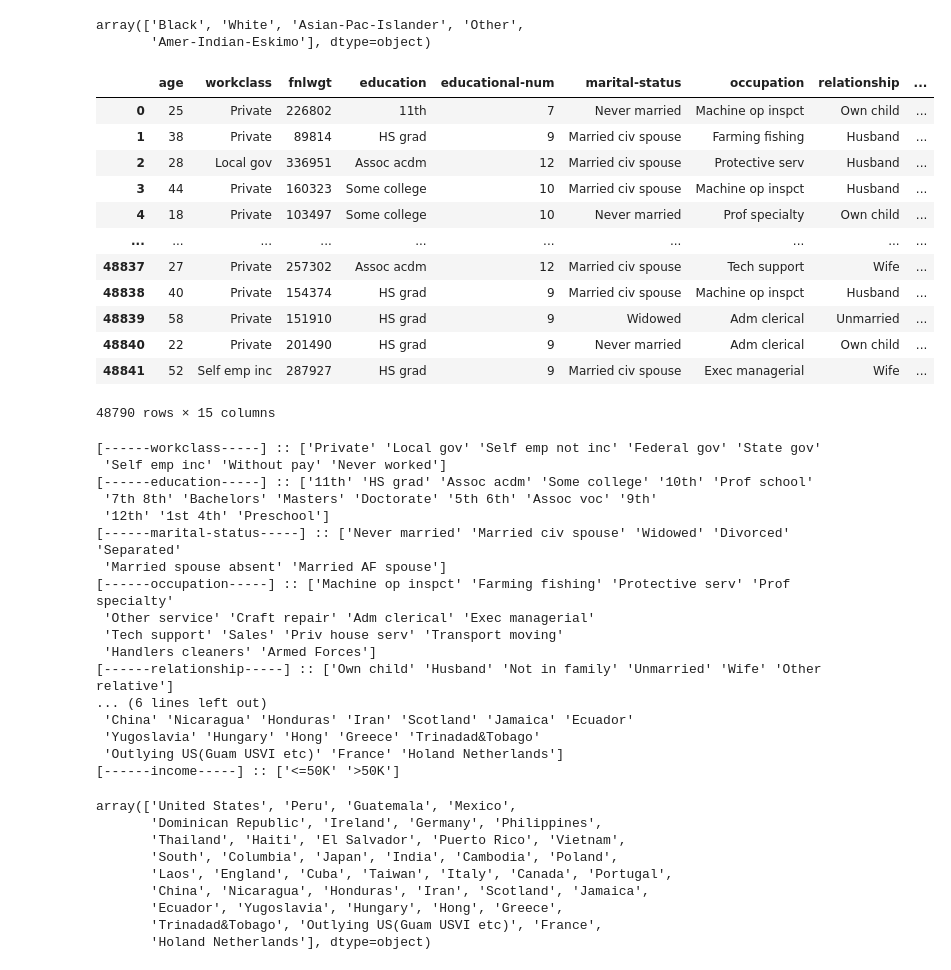
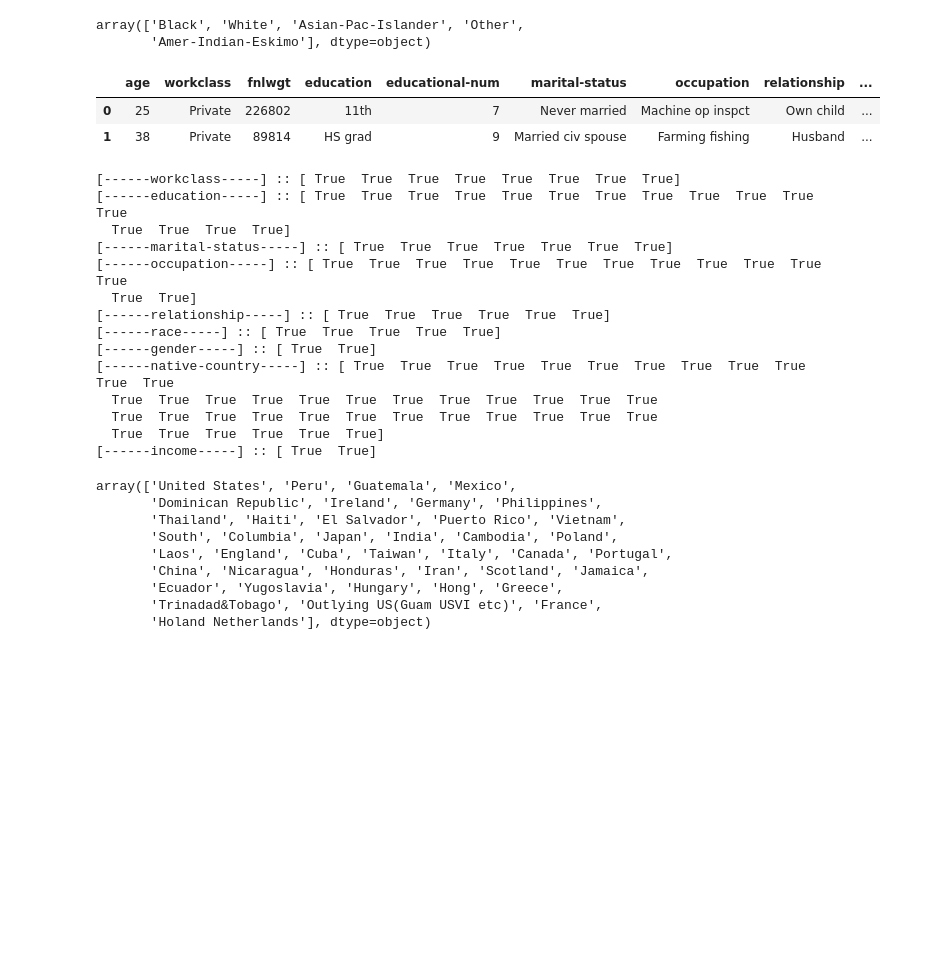
Before and after one commit to ahsanahmede7/Machine_Learning_Assigment, a Jupyter notebook: Adult.ipynb, the cells around one changed output. Saved outputs shown, nothing was run; the diff lists cells and outputs as text; code cells hidden in the pictures; blank space fills up the shorter version.

```diff
--- a/Adult.ipynb
+++ b/Adult.ipynb
@@ -121,43 +121,30 @@ array(['Black', 'White', 'Asian-Pac-Islander', 'Other',
 # %%
 data[(data.select_dtypes("object")).replace('-',' ',regex=True).columns] = (data.select_dtypes("object")).replace('-',' ',regex=True)
 # %%
-data
+data.head(2)
 # %% [output]
 |  | age | workclass | fnlwgt | education | educational-num | marital-status | occupation | relationship | ... |
 | 0 | 25 | Private | 226802 | 11th | 7 | Never married | Machine op inspct | Own child | ... |
 | 1 | 38 | Private | 89814 | HS grad | 9 | Married civ spouse | Farming fishing | Husband | ... |
-| 2 | 28 | Local gov | 336951 | Assoc acdm | 12 | Married civ spouse | Protective serv | Husband | ... |
-| 3 | 44 | Private | 160323 | Some college | 10 | Married civ spouse | Machine op inspct | Husband | ... |
-| 4 | 18 | Private | 103497 | Some college | 10 | Never married | Prof specialty | Own child | ... |
-| ... | ... | ... | ... | ... | ... | ... | ... | ... | ... |
-| 48837 | 27 | Private | 257302 | Assoc acdm | 12 | Married civ spouse | Tech support | Wife | ... |
-| 48838 | 40 | Private | 154374 | HS grad | 9 | Married civ spouse | Machine op inspct | Husband | ... |
-| 48839 | 58 | Private | 151910 | HS grad | 9 | Widowed | Adm clerical | Unmarried | ... |
-| 48840 | 22 | Private | 201490 | HS grad | 9 | Never married | Adm clerical | Own child | ... |
-| 48841 | 52 | Self emp inc | 287927 | HS grad | 9 | Married civ spouse | Exec managerial | Wife | ... |
-48790 rows × 15 columns
 # %%
 for i in data.select_dtypes("object").columns:
-    uni = data[i].unique()
+    uni = data[i].unique()== data[i].unique()
     print(f'[------{i}-----] :: {uni}')
 # %% [output]
-[------workclass-----] :: ['Private' 'Local gov' 'Self emp not inc' 'Federal gov' 'State gov'
- 'Self emp inc' 'Without pay' 'Never worked']
-[------education-----] :: ['11th' 'HS grad' 'Assoc acdm' 'Some college' '10th' 'Prof school'
- '7th 8th' 'Bachelors' 'Masters' 'Doctorate' '5th 6th' 'Assoc voc' '9th'
- '12th' '1st 4th' 'Preschool']
-[------marital-status-----] :: ['Never married' 'Married civ spouse' 'Widowed' 'Divorced' 'Separated'
- 'Married spouse absent' 'Married AF spouse']
-[------occupation-----] :: ['Machine op inspct' 'Farming fishing' 'Protective serv' 'Prof specialty'
- 'Other service' 'Craft repair' 'Adm clerical' 'Exec managerial'
- 'Tech support' 'Sales' 'Priv house serv' 'Transport moving'
- 'Handlers cleaners' 'Armed Forces']
-[------relationship-----] :: ['Own child' 'Husband' 'Not in family' 'Unmarried' 'Wife' 'Other relative']
-... (6 lines left out)
- 'China' 'Nicaragua' 'Honduras' 'Iran' 'Scotland' 'Jamaica' 'Ecuador'
- 'Yugoslavia' 'Hungary' 'Hong' 'Greece' 'Trinadad&Tobago'
- 'Outlying US(Guam USVI etc)' 'France' 'Holand Netherlands']
-[------income-----] :: ['<=50K' '>50K']
+[------workclass-----] :: [ True  True  True  True  True  True  True  True]
+[------education-----] :: [ True  True  True  True  True  True  True  True  True  True  True  True
+  True  True  True  True]
+[------marital-status-----] :: [ True  True  True  True  True  True  True]
+[------occupation-----] :: [ True  True  True  True  True  True  True  True  True  True  True  True
+  True  True]
+[------relationship-----] :: [ True  True  True  True  True  True]
+[------race-----] :: [ True  True  True  True  True]
+[------gender-----] :: [ True  True]
+[------native-country-----] :: [ True  True  True  True  True  True  True  True  True  True  True  True
+  True  True  True  True  True  True  True  True  True  True  True  True
+  True  True  True  True  True  True  True  True  True  True  True  True
+  True  True  True  True  True  True]
+[------income-----] :: [ True  True]
 # %%
 data['native-country'] = data['native-country'].replace("?",data['native-country'].mode()[0])
 # %%
```
Also changed, not shown: parts of 12 cells of this notebook, 5 other files.
